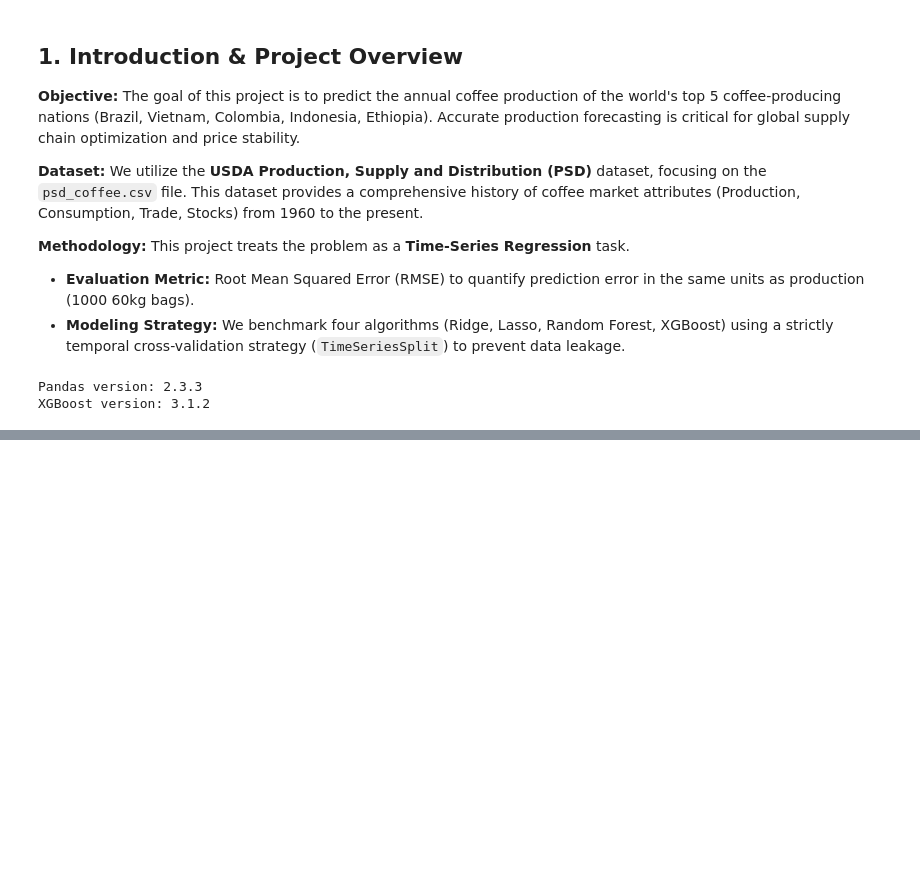
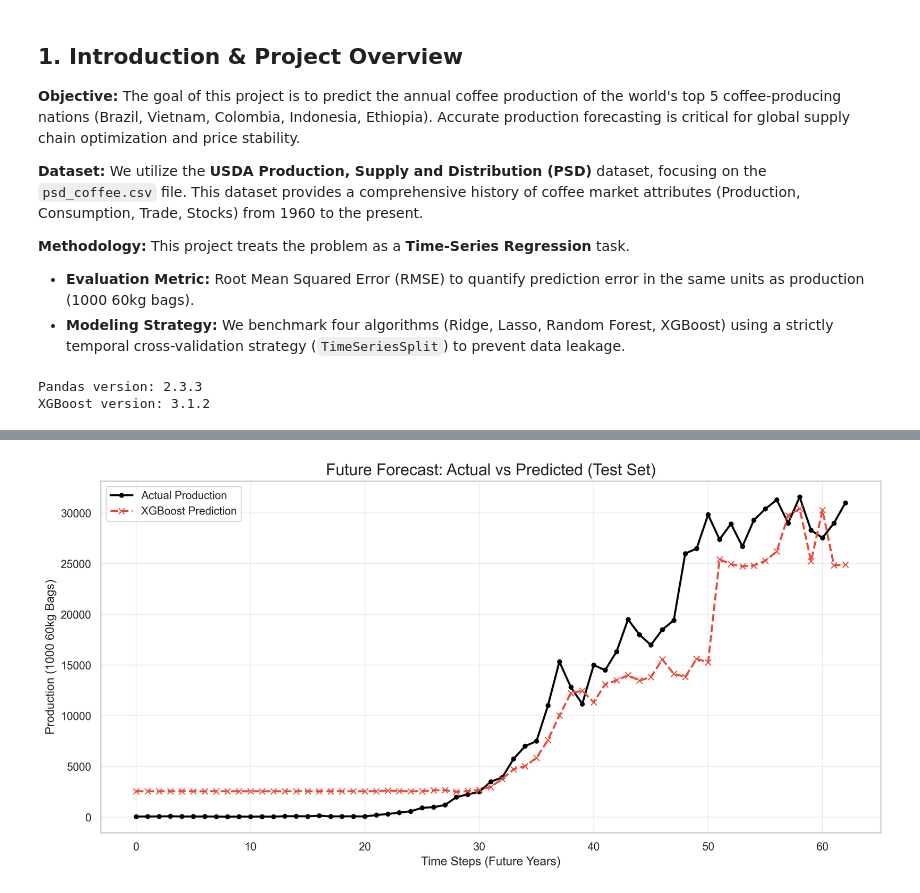
Before and after one commit to return2faye/coffee_or_tea, a Jupyter notebook: src/coffee_production_pipeline.ipynb, the cells around one changed output, grey strips where cells are left out. Cells and saved outputs as stored; diff of their text form; code cells hidden in the pictures; blank space fills up the shorter version.

```diff
--- a/src/coffee_production_pipeline.ipynb
+++ b/src/coffee_production_pipeline.ipynb
@@ -50,0 +505,99 @@ XGBoost version: 3.1.2
+# %%
+# ==========================================
+# 7. Visualization & Interpretation (Results Section)
+# ==========================================
+# Rubric: "Summarize performance... using a figure"
+# Rubric: "Calculate SHAP values for local feature importance"
+
+print("--- Phase 7: Final Visualization & Interpretation ---")
+
+import shap
+import pandas as pd
+import matplotlib.pyplot as plt
+import xgboost as xgb
+from sklearn.pipeline import Pipeline
+from sklearn.preprocessing import StandardScaler
+
+# -------------------------------------------------------
+# Part A: Retrain Model & Plot Predictions (Defines 'viz_pipeline')
+# -------------------------------------------------------
+
+# 1. Define the split (80% Train, 20% Test)
+split_point = int(len(X) * 0.8)
+X_train_viz, X_test_viz = X.iloc[:split_point], X.iloc[split_point:]
+y_train_viz, y_test_viz = y.iloc[:split_point], y.iloc[split_point:]
+
+# 2. Retrieve the best model configuration (XGBoost)
+# Note: We use the best parameters found in the GridSearch from Cell 7
+# (Assumes 'trained_models' and 'model_configs' exist from Cell 7)
+best_model_name = 'XGBoost (Non-linear)'
+best_pipeline_fitted = trained_models[best_model_name]
+best_params = best_pipeline_fitted.named_steps['model'].get_params()
+
+# 3. Create a FRESH pipeline for visualization
+# We do this to ensure clean state and avoid any interference
+viz_model = xgb.XGBRegressor(**best_params)
+viz_pipeline = Pipeline([
+    ('scaler', StandardScaler()),
+    ('model', viz_model)
+])
+
+print(f"Retraining {best_model_name} on first 80% of data...")
+viz_pipeline.fit(X_train_viz, y_train_viz)
+
+# 4. Predict & Plot
+y_pred_viz = viz_pipeline.predict(X_test_viz)
+
+plt.figure(figsize=(12, 6))
+plt.plot(y_test_viz.values, label='Actual Production', color='black', marker='o', markersize=4, linewidth=2)
+plt.plot(y_pred_viz, label='XGBoost Prediction', color='#e74c3c', linestyle='--', marker='x', markersize=6, linewidth=2)
+plt.title(f'Future Forecast: Actual vs Predicted (Test Set)', fontsize=16)
+plt.ylabel('Production (1000 60kg Bags)')
+plt.xlabel('Time Steps (Future Years)')
+plt.legend(loc='upper left', frameon=True)
+plt.grid(True, alpha=0.3)
+plt.tight_layout()
+plt.savefig('../figures/prediction_vs_actual.png')
+print("Saved Prediction Plot to: ../figures/prediction_vs_actual.png")
+plt.show()
+
+# -------------------------------------------------------
+# Part B: SHAP Values (KernelExplainer - Robust Method)
+# -------------------------------------------------------
+print("\nCalculating SHAP Values using KernelExplainer (Universal Method)...")
+
+# 1. Prepare Background Data (Required for KernelExplainer)
+# We use a small random sample of the training data as reference to speed up calculation
+background_data = shap.utils.sample(X_train_viz, 50)
+
+# 2. Define the Prediction Function
+# KernelExplainer needs a function that takes raw data and outputs predictions.
+# We wrap our pipeline's predict method.
+def model_predict(data_as_array):
+    # Convert array back to DataFrame with column names so Pipeline steps work
+    data_df = pd.DataFrame(data_as_array, columns=X_train_viz.columns)
+    return viz_pipeline.predict(data_df)
+
+# 3. Initialize the Explainer
+# link='identity' means we explain the raw output units
+explainer = shap.KernelExplainer(model_predict, background_data, link="identity")
+
+# 4. Compute SHAP Values for the Test Set
+# nsamples='auto' lets SHAP decide efficient calculation
+print("Running KernelExplainer... (This allows robust handling of XGBoost versions)")
+# Suppress the progress bar print to keep notebook clean if desired
+shap_values = explainer.shap_values(X_test_viz, nsamples='auto')
+
+# 5. Plotting
+plt.figure(figsize=(10, 8))
+shap.summary_plot(shap_values, X_test_viz, show=False)
+plt.title(f"SHAP Summary Plot ({best_model_name})", fontsize=16)
+plt.tight_layout()
+
+save_path_shap = '../figures/shap_summary.png'
+plt.savefig(save_path_shap)
+print(f"Saved SHAP Plot to: {save_path_shap}")
+plt.show()
+
+print("\nAll visualization tasks complete!")
+# %% [output]
@@ -50,0 +607 @@ XGBoost version: 3.1.2
+[figure, added]
```
Also changed, not shown: parts of 6 cells of this notebook, 7 other files.
